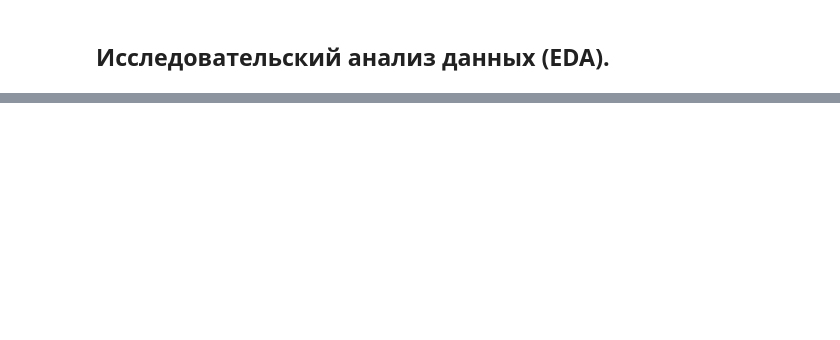
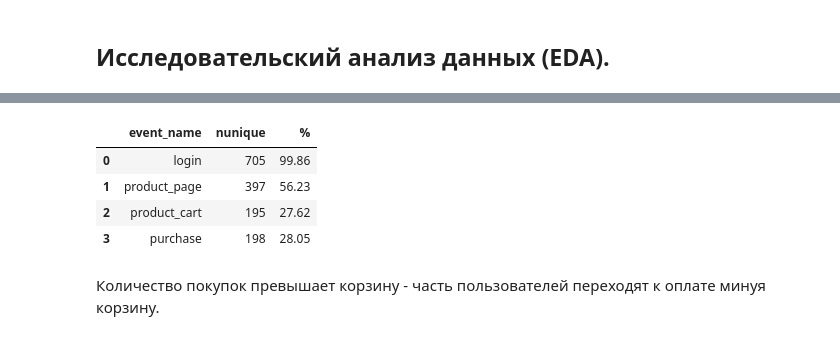
Before and after one commit to akirionenko/senior_progect, a Jupyter notebook: AB_test.ipynb, the cells around one changed output, grey strips where cells are left out. Cells and saved outputs as stored; diff of their text form; code cells hidden in the pictures; blank space fills up the shorter version.

```diff
--- a/AB_test.ipynb
+++ b/AB_test.ipynb
@@ -571,0 +655,9 @@ print(
+# %%
+unique_id_B = (
+    df
+    .query('group=="B"')
+    .pivot_table(index='event_name', values='user_id', aggfunc={'nunique'})
+    .sort_values(by='nunique', ascending=False)
+    .reset_index()
+)
+unique_id_B
@@ -571,0 +687,11 @@ print(
+# %%
+unique_id_B['%'] = unique_id_B['nunique']/len(df.query('group=="B"')['user_id'].unique())*100
+unique_id_B
+# %% [output]
+|  | event_name | nunique | % |
+| 0 | login | 705 | 99.86 |
+| 1 | product_page | 397 | 56.23 |
+| 2 | product_cart | 195 | 27.62 |
+| 3 | purchase | 198 | 28.05 |
+# %% [markdown]
+Количество покупок превышает корзину - часть пользователей переходят к оплате минуя корзину.
```
Also changed, not shown: parts of 24 cells of this notebook.
